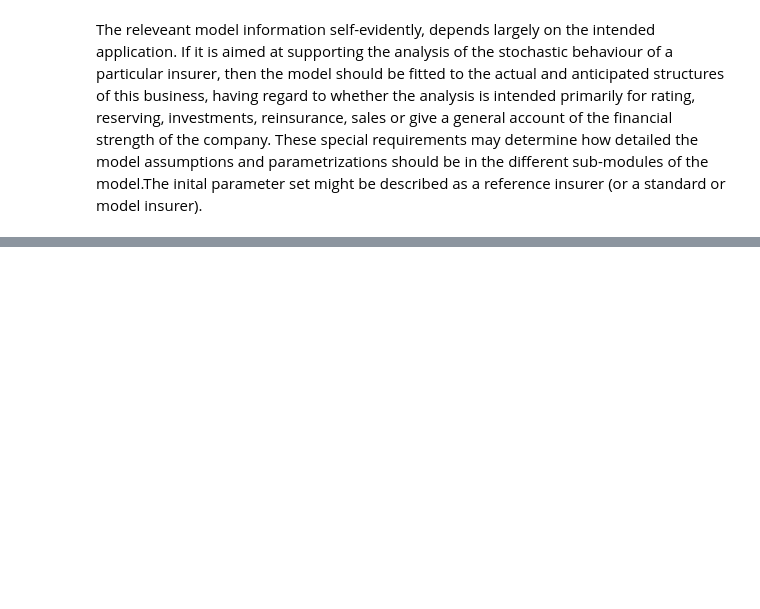
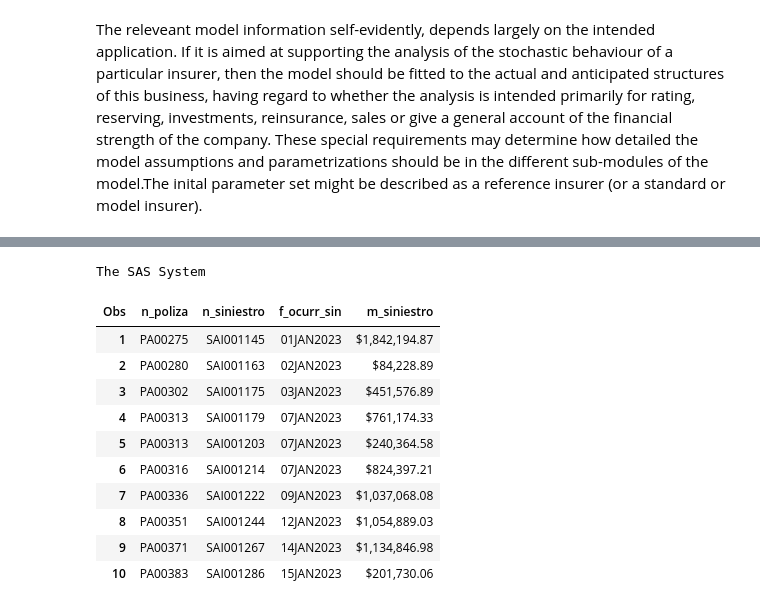
Before and after one commit to jenriqps/risk_theory, a Jupyter notebook: 07_Case_05_Stochastic_Analysis_Insurance.ipynb, the cells around one changed output, grey strips where cells are left out. Cells and saved outputs as stored; diff of their text form; code cells hidden in the pictures; blank space fills up the shorter version.

```diff
--- a/07_Case_05_Stochastic_Analysis_Insurance.ipynb
+++ b/07_Case_05_Stochastic_Analysis_Insurance.ipynb
@@ -75,0 +156,16 @@ The releveant model information self-evidently, depends largely on the intended
+# %%
+proc print data=MYLIB.RR8AUISINS_2(obs=10);
+run;
+# %% [output]
+The SAS System
+| Obs | n_poliza | n_siniestro | f_ocurr_sin | m_siniestro |
+| 1 | PA00275 | SAI001145 | 01JAN2023 | $1,842,194.87 |
+| 2 | PA00280 | SAI001163 | 02JAN2023 | $84,228.89 |
+| 3 | PA00302 | SAI001175 | 03JAN2023 | $451,576.89 |
+| 4 | PA00313 | SAI001179 | 07JAN2023 | $761,174.33 |
+| 5 | PA00313 | SAI001203 | 07JAN2023 | $240,364.58 |
+| 6 | PA00316 | SAI001214 | 07JAN2023 | $824,397.21 |
+| 7 | PA00336 | SAI001222 | 09JAN2023 | $1,037,068.08 |
+| 8 | PA00351 | SAI001244 | 12JAN2023 | $1,054,889.03 |
+| 9 | PA00371 | SAI001267 | 14JAN2023 | $1,134,846.98 |
+| 10 | PA00383 | SAI001286 | 15JAN2023 | $201,730.06 |
```
Also changed, not shown: parts of 7 cells of this notebook.
